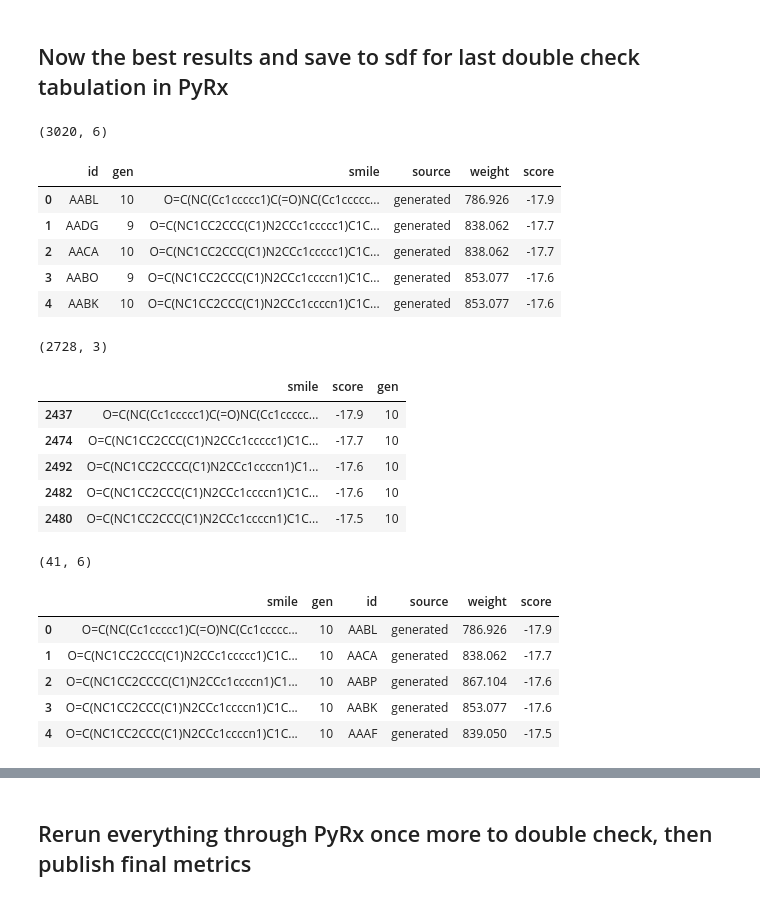
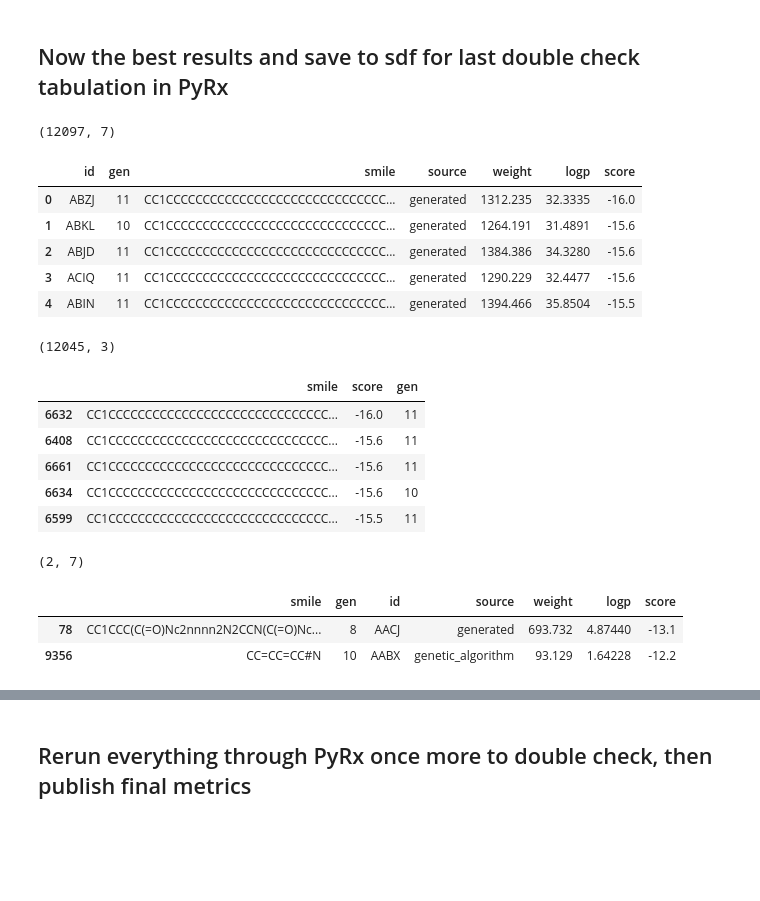
Before and after one commit to forkwell-io/fch-drug-discovery, a Jupyter notebook: Final Results.ipynb, the cells around one changed output, grey strips where cells are left out. Drawn from its saved outputs; the diff is of its cells as text; code cells hidden in the pictures; blank space fills up the shorter version.

Commit message:
Ad the results of training to the folders for submission

```diff
--- a/Final Results.ipynb
+++ b/Final Results.ipynb
@@ -11,44 +11,46 @@ import random
 import numpy as np
 import rdkit.Chem.PropertyMol
 # %%
-final = pd.read_csv('./generations/master_results_table_gen10.csv',sep=',')
+# './generations/master_results_table_gen10.csv'
+
+final = pd.read_csv('./generations/master_results_table_gen11.csv',sep=',')
 final = final.sort_values('score', ascending=True)
 print(final.shape)
 final.head()
 # %% [output]
-(3020, 6)
+(12097, 7)
-|  | id | gen | smile | source | weight | score |
-| 0 | AABL | 10 | O=C(NC(Cc1ccccc1)C(=O)NC(Cc1ccccc... | generated | 786.926 | -17.9 |
-| 1 | AADG | 9 | O=C(NC1CC2CCC(C1)N2CCc1ccccc1)C1C... | generated | 838.062 | -17.7 |
-| 2 | AACA | 10 | O=C(NC1CC2CCC(C1)N2CCc1ccccc1)C1C... | generated | 838.062 | -17.7 |
-| 3 | AABO | 9 | O=C(NC1CC2CCC(C1)N2CCc1ccccn1)C1C... | generated | 853.077 | -17.6 |
-| 4 | AABK | 10 | O=C(NC1CC2CCC(C1)N2CCc1ccccn1)C1C... | generated | 853.077 | -17.6 |
+|  | id | gen | smile | source | weight | logp | score |
+| 0 | ABZJ | 11 | CC1CCCCCCCCCCCCCCCCCCCCCCCCCCCCCC... | generated | 1312.235 | 32.3335 | -16.0 |
+| 1 | ABKL | 10 | CC1CCCCCCCCCCCCCCCCCCCCCCCCCCCCCC... | generated | 1264.191 | 31.4891 | -15.6 |
+| 2 | ABJD | 11 | CC1CCCCCCCCCCCCCCCCCCCCCCCCCCCCCC... | generated | 1384.386 | 34.3280 | -15.6 |
+| 3 | ACIQ | 11 | CC1CCCCCCCCCCCCCCCCCCCCCCCCCCCCCC... | generated | 1290.229 | 32.4477 | -15.6 |
+| 4 | ABIN | 11 | CC1CCCCCCCCCCCCCCCCCCCCCCCCCCCCCC... | generated | 1394.466 | 35.8504 | -15.5 |
 # %%
 final_max = final.groupby("smile").max()[["score","gen"]].reset_index()
 final_max = final_max.sort_values('score', ascending=True)
 print(final_max.shape)
 final_max.head()
 # %% [output]
-(2728, 3)
+(12045, 3)
 |  | smile | score | gen |
-| 2437 | O=C(NC(Cc1ccccc1)C(=O)NC(Cc1ccccc... | -17.9 | 10 |
-| 2474 | O=C(NC1CC2CCC(C1)N2CCc1ccccc1)C1C... | -17.7 | 10 |
-| 2492 | O=C(NC1CC2CCCC(C1)N2CCc1ccccn1)C1... | -17.6 | 10 |
-| 2482 | O=C(NC1CC2CCC(C1)N2CCc1ccccn1)C1C... | -17.6 | 10 |
-| 2480 | O=C(NC1CC2CCC(C1)N2CCc1ccccn1)C1C... | -17.5 | 10 |
+| 6632 | CC1CCCCCCCCCCCCCCCCCCCCCCCCCCCCCC... | -16.0 | 11 |
+| 6408 | CC1CCCCCCCCCCCCCCCCCCCCCCCCCCCCCC... | -15.6 | 11 |
+| 6661 | CC1CCCCCCCCCCCCCCCCCCCCCCCCCCCCCC... | -15.6 | 11 |
+| 6634 | CC1CCCCCCCCCCCCCCCCCCCCCCCCCCCCCC... | -15.6 | 10 |
+| 6599 | CC1CCCCCCCCCCCCCCCCCCCCCCCCCCCCCC... | -15.5 | 11 |
 # %%
 final_joined = pd.merge(final_max, final, on=['smile','gen'], suffixes=('_old','_new'), how='left')
-final_joined = final_joined[(final_joined['score_new'] <= -15.0) & (final_joined['weight'] < 900)]
+
+# final_joined = final_joined[(final_joined['score_new'] <= -15.0) & (final_joined['weight'] < 900)]
+final_joined = final_joined[(final_joined['score_new'] <= -12.0) & (final_joined['logp']<5)]
+
 final_joined['score'] = final_joined['score_new']
 final_joined = final_joined.drop('score_old', axis=1)
 final_joined = final_joined.drop('score_new', axis=1)
 print(final_joined.shape)
-final_joined.head()
+final_joined.head(30)
 # %% [output]
-(41, 6)
+(2, 7)
-|  | smile | gen | id | source | weight | score |
-| 0 | O=C(NC(Cc1ccccc1)C(=O)NC(Cc1ccccc... | 10 | AABL | generated | 786.926 | -17.9 |
-| 1 | O=C(NC1CC2CCC(C1)N2CCc1ccccc1)C1C... | 10 | AACA | generated | 838.062 | -17.7 |
-| 2 | O=C(NC1CC2CCCC(C1)N2CCc1ccccn1)C1... | 10 | AABP | generated | 867.104 | -17.6 |
-| 3 | O=C(NC1CC2CCC(C1)N2CCc1ccccn1)C1C... | 10 | AABK | generated | 853.077 | -17.6 |
-| 4 | O=C(NC1CC2CCC(C1)N2CCc1ccccn1)C1C... | 10 | AAAF | generated | 839.050 | -17.5 |
+|  | smile | gen | id | source | weight | logp | score |
+| 78 | CC1CCC(C(=O)Nc2nnnn2N2CCN(C(=O)Nc... | 8 | AACJ | generated | 693.732 | 4.87440 | -13.1 |
+| 9356 | CC=CC=CC#N | 10 | AABX | genetic_algorithm | 93.129 | 1.64228 | -12.2 |
```
Also changed, not shown: parts of 27 cells of this notebook, 37 other files.
